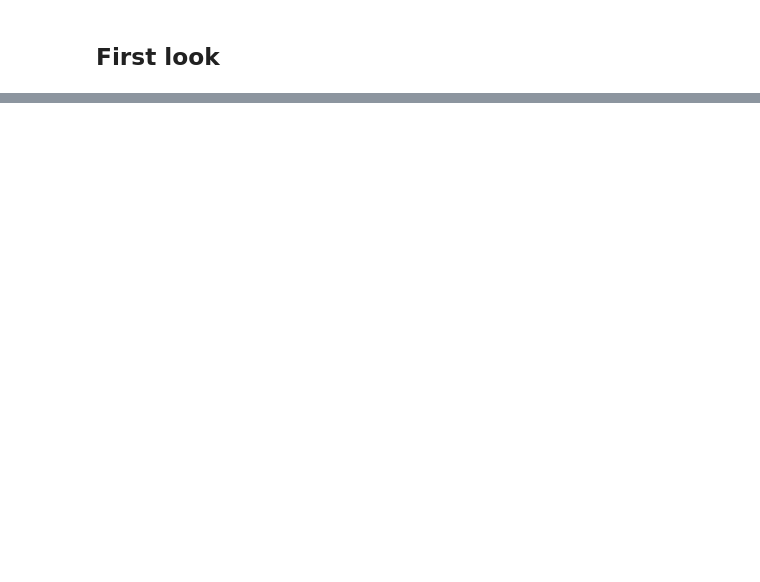
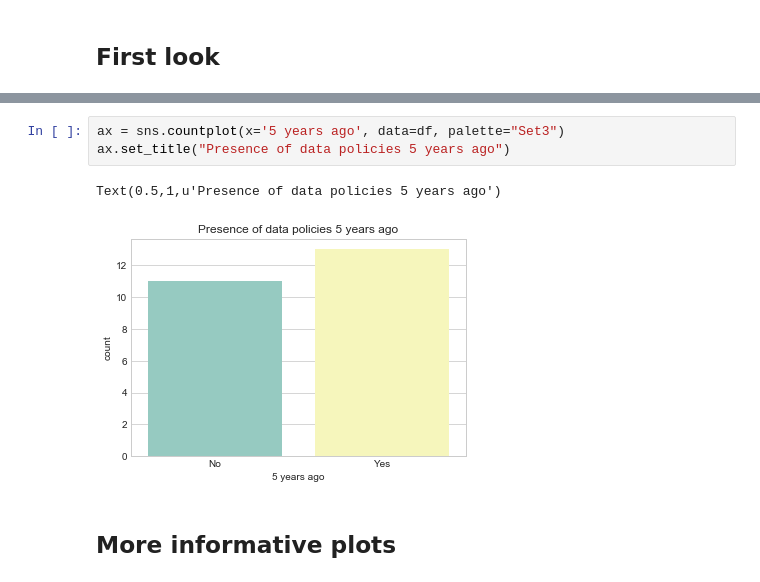
Before and after one commit to atrisovic/econ-data-policy, a Jupyter notebook: econ-data-policy-results.ipynb, the cells around one changed output, grey strips where cells are left out. Cells and saved outputs as stored; diff of their text form; blank space fills up the shorter version.

```diff
--- a/econ-data-policy-results.ipynb
+++ b/econ-data-policy-results.ipynb
@@ -39,0 +40,8 @@ plt.hist(df['Sharing mode'])
+# %%
+ax = sns.countplot(x='5 years ago', data=df, palette="Set3")
+ax.set_title("Presence of data policies 5 years ago")
+# %% [output]
+Text(0.5,1,u'Presence of data policies 5 years ago')
+[figure, added]
+# %% [markdown]
+## More informative plots
```
Also changed, not shown: parts of 21 cells of this notebook.
